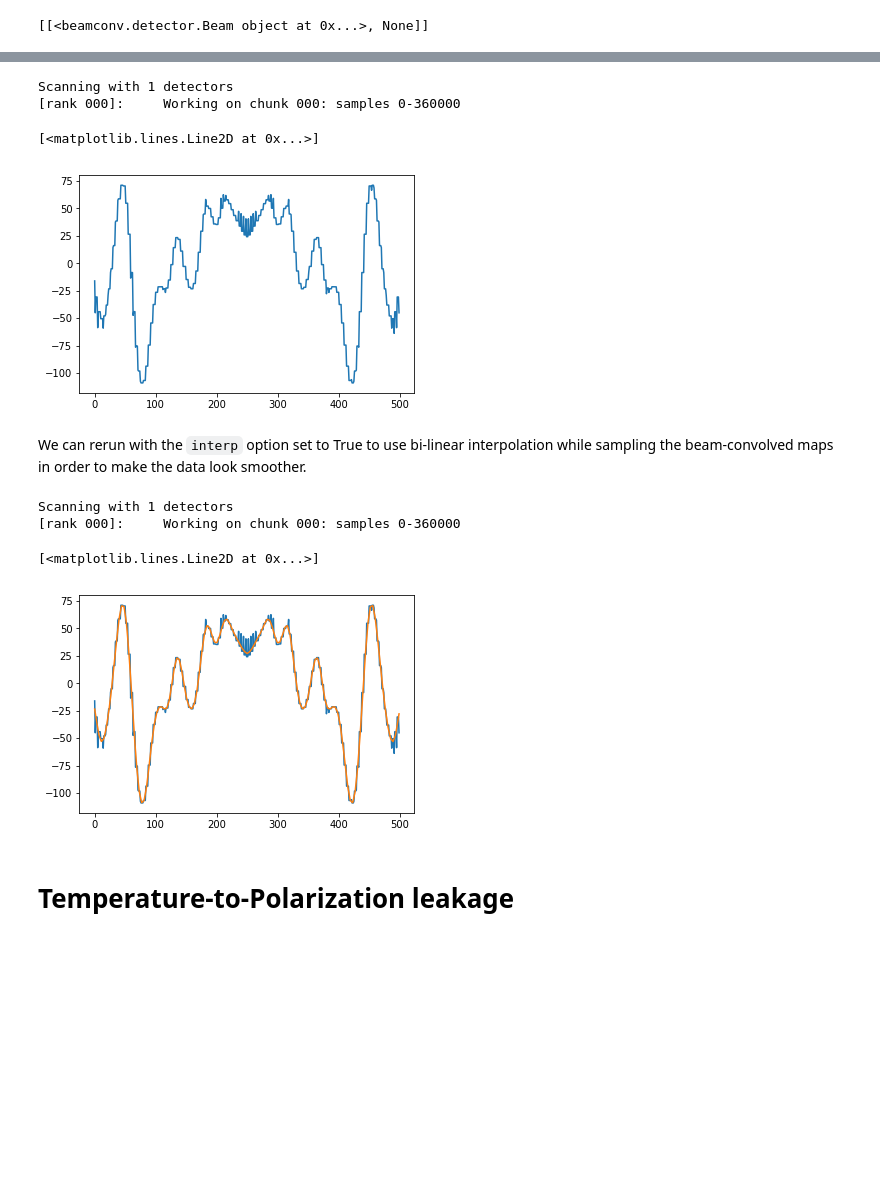
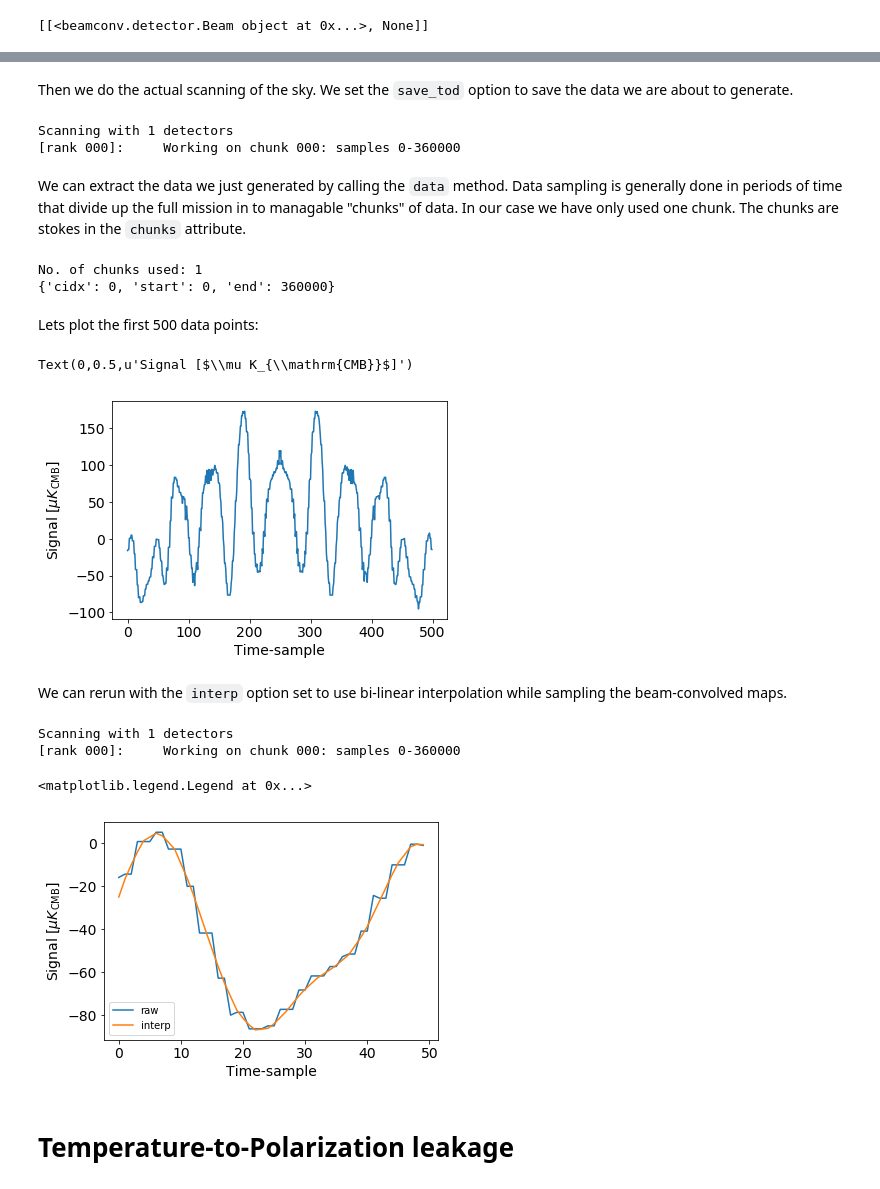
Before and after one commit to AdriJD/beamconv, a Jupyter notebook: notebooks/introduction.ipynb, the cells around one changed output, grey strips where cells are left out. Saved outputs shown, nothing was run; the diff lists cells and outputs as text; code cells hidden in the pictures; blank space fills up the shorter version.

```diff
--- a/notebooks/introduction.ipynb
+++ b/notebooks/introduction.ipynb
@@ -6,7 +6,13 @@ We start by importing the `ScanStrategy` and `Beam` classes from `beamconv`. We
 # %%
-#%matplotlib inline
 import matplotlib
 import matplotlib.pyplot as plt
+fontsize=14
+matplotlib.rcParams.update({'font.size':fontsize})
+matplotlib.rcParams.update({'xtick.labelsize':fontsize})
+matplotlib.rcParams.update({'ytick.labelsize':fontsize})
+matplotlib.rcParams.update({'axes.labelsize':fontsize})
+matplotlib.rcParams.update({'lines.markersize': 4})
+
 import numpy as np
 import healpy as hp
 from beamconv import ScanStrategy
@@ -28,7 +34,7 @@ beam_opts = dict(az=0,
                  fwhm=40,
                  btype='Gaussian',
                  lmax=800,
-                 mmax=2)
+                 symmetric=True)
 beam = Beam(**beam_opts)
 print beam
 # %% [output]
@@ -86,5 +93,7 @@ Because we have only a single detector, we can separate the inverse spherical ha
 # %%
 beam = S.beams[0][0]
 S.init_detpair(alm, beam, beam_b=None, nside_spin=512, verbose=False)
+# %% [markdown]
+Then we do the actual scanning of the sky. We set the `save_tod` option to save the data we are about to generate.
 # %%
 S.scan_instrument_mpi(alm, binning=False, reuse_spinmaps=True, interp=False, save_tod=True, **const_el_opts)
@@ -92,14 +100,28 @@ tod = S.data(S.chunks[0], beam=beam, data_type='tod')
 # %% [output]
 Scanning with 1 detectors
 [rank 000]:     Working on chunk 000: samples 0-360000
+# %% [markdown]
+We can extract the data we just generated by calling the `data` method. Data sampling is generally done in periods of time that divide up the full mission in to managable "chunks" of data. In our case we have only used one chunk. The chunks are stokes in the `chunks` attribute.
+# %%
+print('No. of chunks used: {}'.format(len(S.chunks)))
+chunk = S.chunks[0]
+print(chunk)
+tod = S.data(chunk, beam=beam, data_type='tod')
+# %% [output]
+No. of chunks used: 1
+{'cidx': 0, 'start': 0, 'end': 360000}
+# %% [markdown]
+Lets plot the first 500 data points:
 # %%
 fig, ax = plt.subplots()
 ax.plot(tod[:500])
+ax.set_xlabel('Time-sample')
+ax.set_ylabel(r'Signal [$\mu K_{\mathrm{CMB}}$]')
 # %% [output]
-[<matplotlib.lines.Line2D at 0x...>]
+Text(0,0.5,u'Signal [$\\mu K_{\\mathrm{CMB}}$]')
-[figure, old version]
+[figure, new version]
 # %% [markdown]
-We can rerun with the `interp` option set to True to use bi-linear interpolation while sampling the beam-convolved maps in order to make the data look smoother.
+We can rerun with the `interp` option set to use bi-linear interpolation while sampling the beam-convolved maps.
 # %%
 S.scan_instrument_mpi(alm, binning=False, reuse_spinmaps=True, interp=True, save_tod=True, **const_el_opts)
 tod_interp = S.data(S.chunks[0], beam=beam, data_type='tod')
@@ -108,11 +130,14 @@ Scanning with 1 detectors
 [rank 000]:     Working on chunk 000: samples 0-360000
 # %%
 fig, ax = plt.subplots()
-ax.plot(tod[:500])
-ax.plot(tod_interp[:500])
+ax.plot(tod[:50], label='raw')
+ax.plot(tod_interp[:50], label='interp')
+ax.set_xlabel('Time-sample')
+ax.set_ylabel(r'Signal [$\mu K_{\mathrm{CMB}}$]')
+ax.legend()
 # %% [output]
-[<matplotlib.lines.Line2D at 0x...>]
+<matplotlib.legend.Legend at 0x...>
-[figure, old version]
+[figure, new version]
 # %% [markdown]
 # Temperature-to-Polarization leakage
 # %% [markdown]
```
Also changed, not shown: parts of 37 cells of this notebook.
